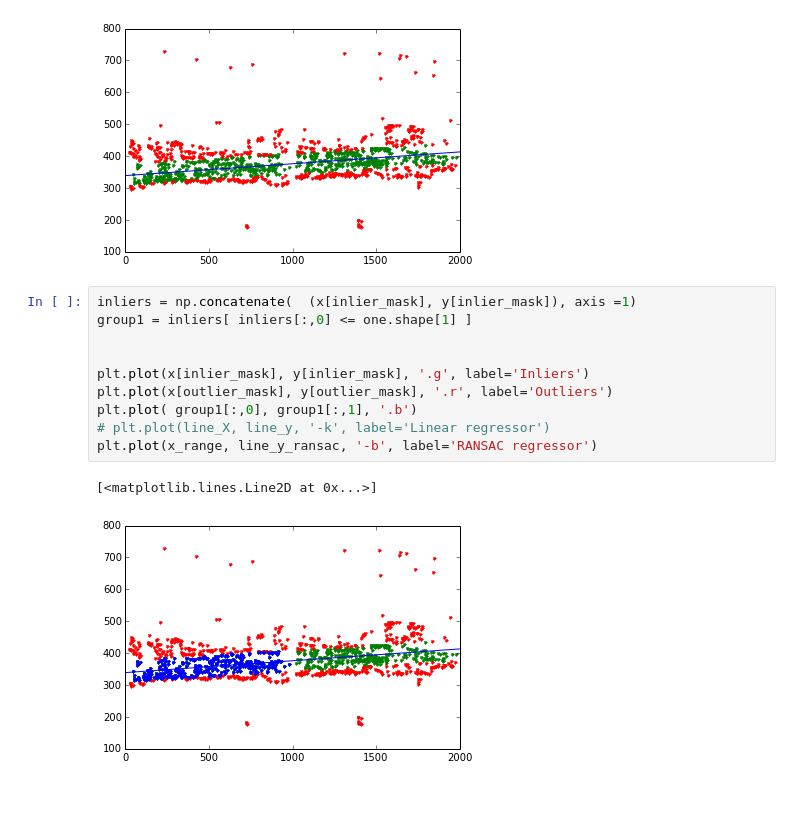
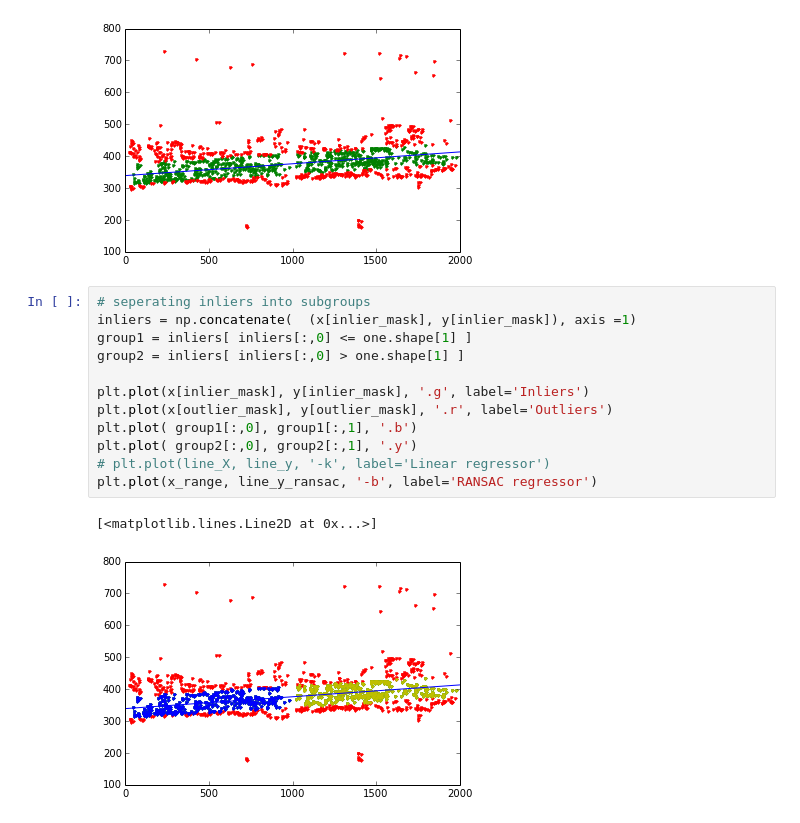
Before and after one commit to NCEghtebas/ComputerVisionCT, a Jupyter notebook: HW3/Q2.ipynb, the cells around one changed output. Saved outputs shown, nothing was run; the diff lists cells and outputs as text.

Commit message:
addign second group and comment

```diff
--- a/HW3/Q2.ipynb
+++ b/HW3/Q2.ipynb
@@ -189,15 +189,17 @@ Estimated coefficients (true, normal, RANSAC):
 [<matplotlib.lines.Line2D at 0x...>]
 [figure]
 # %%
+# seperating inliers into subgroups
 inliers = np.concatenate(  (x[inlier_mask], y[inlier_mask]), axis =1)
 group1 = inliers[ inliers[:,0] <= one.shape[1] ]
-
+group2 = inliers[ inliers[:,0] > one.shape[1] ]
 
 plt.plot(x[inlier_mask], y[inlier_mask], '.g', label='Inliers')
 plt.plot(x[outlier_mask], y[outlier_mask], '.r', label='Outliers')
 plt.plot( group1[:,0], group1[:,1], '.b')
+plt.plot( group2[:,0], group2[:,1], '.y')
 # plt.plot(line_X, line_y, '-k', label='Linear regressor')
 plt.plot(x_range, line_y_ransac, '-b', label='RANSAC regressor')
 # %% [output]
 [<matplotlib.lines.Line2D at 0x...>]
-[figure, old version]
+[figure, new version]
```
